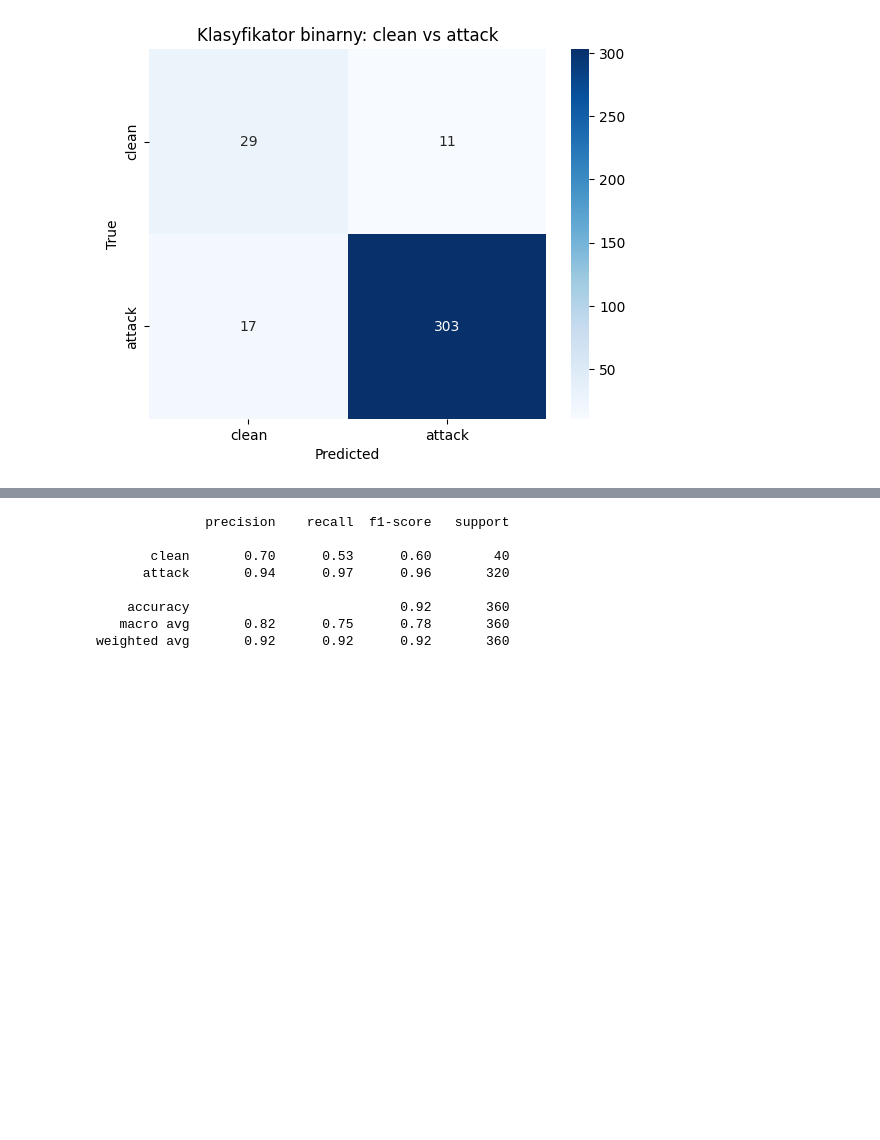
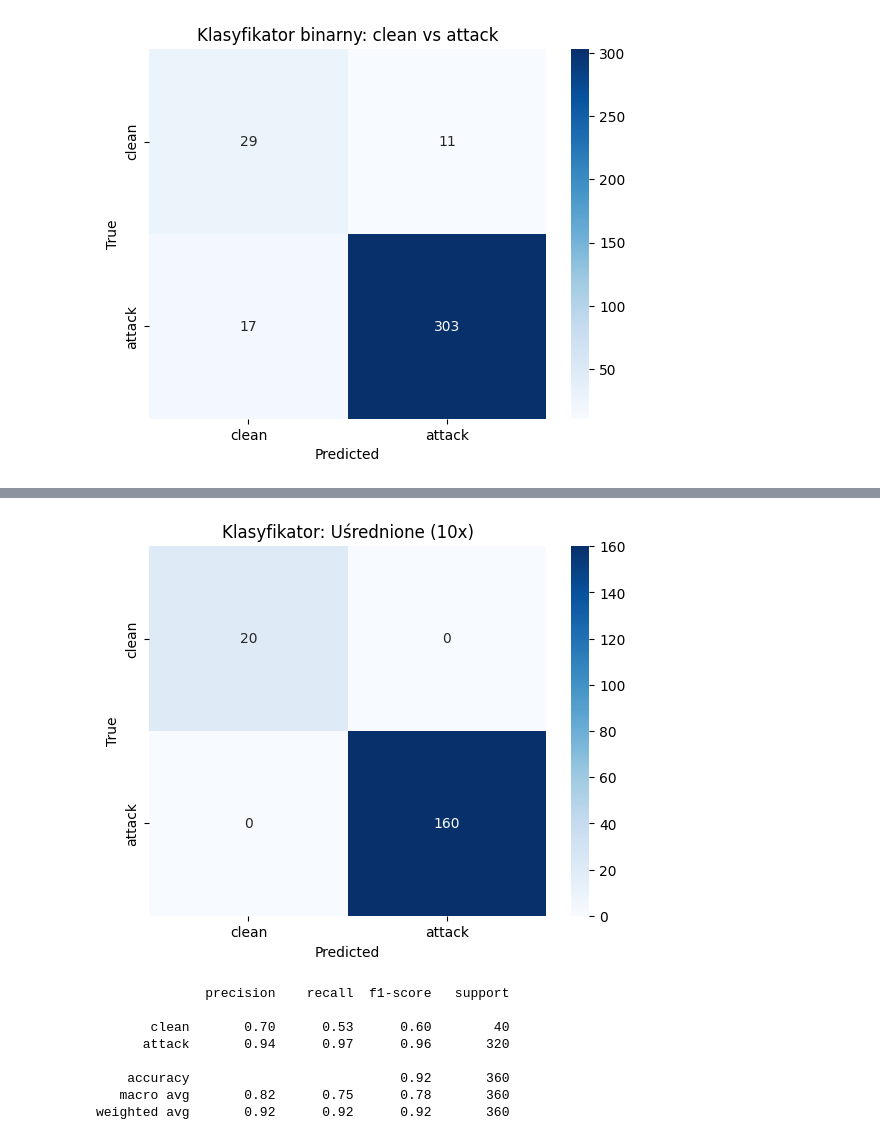
Before and after one commit to woycik/machine_learning, a Jupyter notebook: anomaly/models_verification.ipynb, the cells around one changed output, grey strips where cells are left out. Saved outputs shown, nothing was run; the diff lists cells and outputs as text; code cells hidden in the pictures; blank space fills up the shorter version.

```diff
--- a/anomaly/models_verification.ipynb
+++ b/anomaly/models_verification.ipynb
@@ -352,0 +542,96 @@ weighted avg       0.93      0.92      0.92       360
+# %%
+X_avg, y_avg = [], []
+CHUNK_SIZE = 10
+
+print(f"\nUśrednianie sygnatur po {CHUNK_SIZE} elementów...")
+for cls in classes:
+    # Wyciągamy indeksy wszystkich modeli dla tej KONTRETNEJ klasy
+    idx_list = [i for i, p in enumerate(paths_all) if p[0] == cls]
+
+    # Mieszamy indeksy, aby uśredniać losowe kombinacje modeli z tej samej klasy
+    np.random.shuffle(idx_list)
+
+    # Dzielimy na paczki po 10
+    for i in range(0, len(idx_list), CHUNK_SIZE):
+        chunk = idx_list[i : i + CHUNK_SIZE]
+
+        # Pomiń resztki (np. jeśli zostało tylko 4 modeli na końcu, ignorujemy je)
+        if len(chunk) < CHUNK_SIZE:
+            continue
+
+        # Obliczamy średnią z tych 10 sygnatur (axis=0 zachowuje 630 cech)
+        X_avg.append(np.mean(X[chunk], axis=0))
+        y_avg.append(0 if cls == 'clean' else 1)
+
+X_avg = np.array(X_avg)
+y_avg = np.array(y_avg)
+
+print(f'Nowy uśredniony X shape: {X_avg.shape}, clean: {(y_avg==0).sum()}, attack: {(y_avg==1).sum()}')
+
+# ==========================================
+# 3. Trening Klasyfikatora (Keras / TensorFlow)
+# ==========================================
+# Zmieniono X i y na X_avg i y_avg
+X_train, X_test, y_train, y_test = train_test_split(X_avg, y_avg, test_size=0.2, random_state=42, stratify=y_avg)
+
+scaler = StandardScaler()
+X_train_s = scaler.fit_transform(X_train)
+X_test_s  = scaler.transform(X_test)
+
+def build_keras_classifier(input_dim, fc_hidden=64, dropout_rate1=0.2, dropout_rate2=0.1):
+    model = tf.keras.Sequential([
+        tf.keras.layers.InputLayer(input_shape=(input_dim,)),
+
+        tf.keras.layers.Dense(fc_hidden, activation='gelu'),
+        tf.keras.layers.Dropout(dropout_rate1),
+
+        tf.keras.layers.Dense(max(fc_hidden // 2, 16), activation='gelu'),
+        tf.keras.layers.Dropout(dropout_rate2),
+
+        tf.keras.layers.Dense(1, activation='sigmoid')
+    ])
+
+    model.compile(
+        optimizer=tf.keras.optimizers.Adam(learning_rate=1e-3),
+        loss='binary_crossentropy',
+        metrics=['accuracy']
+    )
+    return model
+
+input_dim = X_train_s.shape[1]
+clf_model = build_keras_classifier(input_dim)
+
+early_stop = tf.keras.callbacks.EarlyStopping(
+    monitor='val_loss',
+    patience=5,
+    restore_best_weights=True
+)
+
+print("\nRozpoczynam trening w Keras na uśrednionych danych...")
+history = clf_model.fit(
+    X_train_s, y_train,
+    validation_split=0.15,
+    epochs=20,
+    batch_size=32,
+    callbacks=[early_stop],
+    verbose=1
+)
+
+# ==========================================
+# 4. Ewaluacja i Raport
+# ==========================================
+y_pred_probs = clf_model.predict(X_test_s).flatten()
+y_pred = (y_pred_probs >= 0.5).astype(int)
+
+print("\n--- Raport Klasyfikatora na uśrednionych grupach (Keras) ---")
+print(classification_report(y_test, y_pred, target_names=['clean', 'attack']))
+
+cm = confusion_matrix(y_test, y_pred)
+sns.heatmap(cm, annot=True, fmt='d', cmap='Blues',
+            xticklabels=['clean', 'attack'],
+            yticklabels=['clean', 'attack'])
+plt.xlabel('Predicted')
+plt.ylabel('True')
+plt.title('Klasyfikator: Uśrednione (10x)')
+plt.show()
+# %% [output]
@@ -353,3 +663,4 @@ weighted avg       0.93      0.92      0.92       360
+[figure, added]
 # %%
 from sklearn.neural_network import MLPClassifier
 from sklearn.preprocessing import StandardScaler
```
Also changed, not shown: parts of 14 cells of this notebook.
